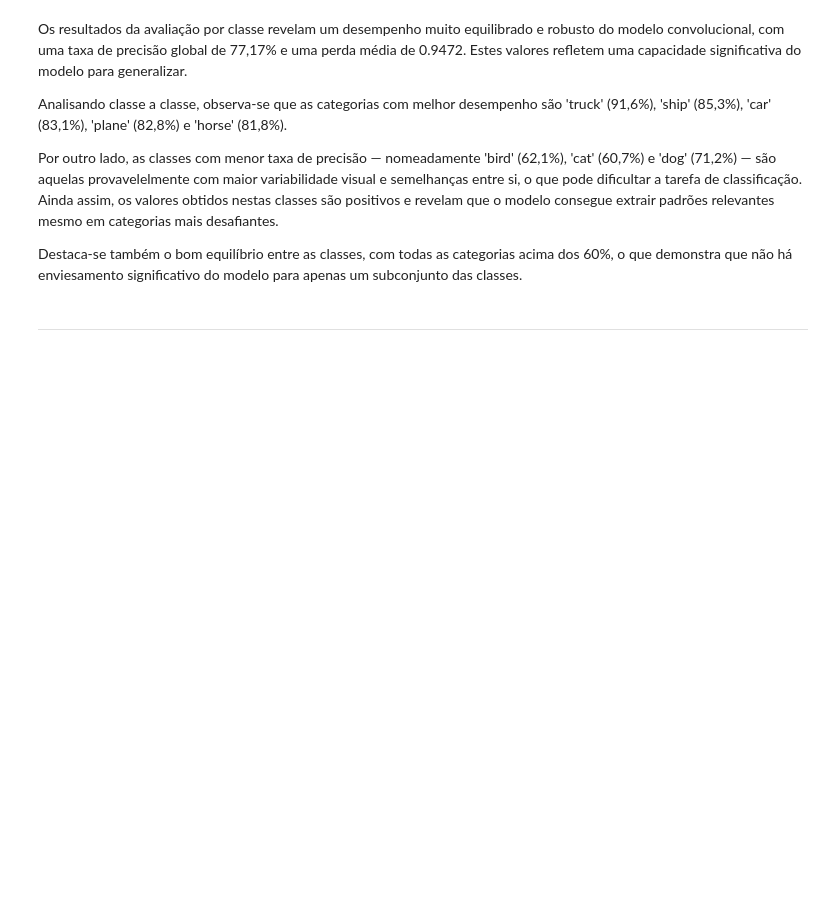
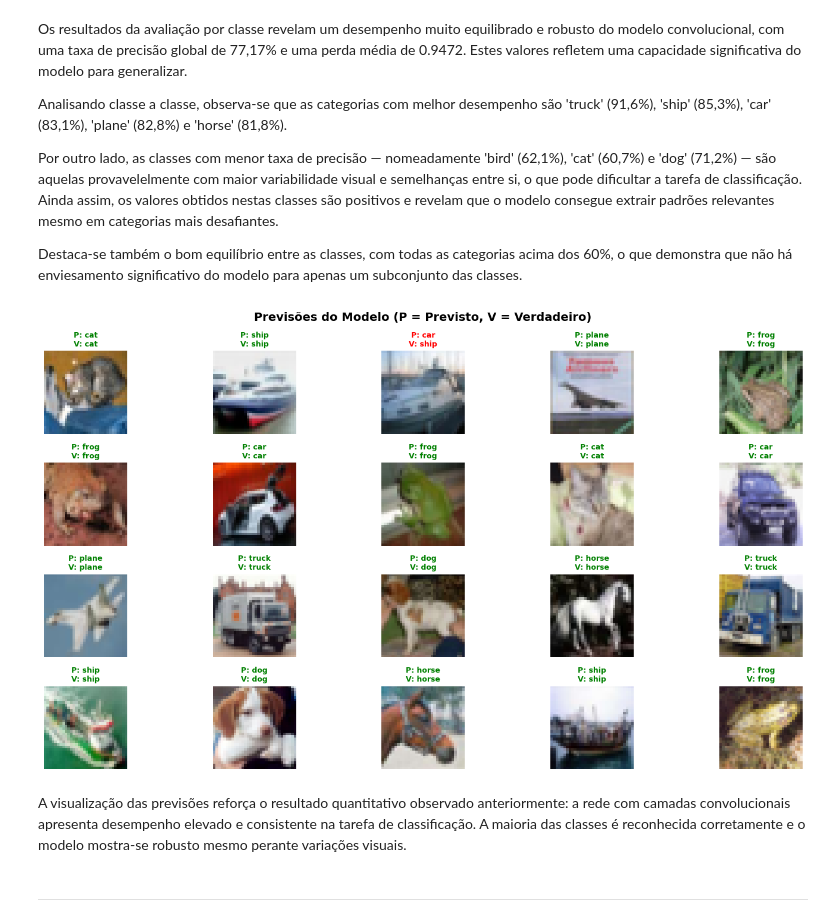
Before and after one commit to pereiranuno/deep_learning, a Jupyter notebook: Deep_Learning_Project-Student.ipynb, the cells around one changed output. Cells and saved outputs as stored; diff of their text form; code cells hidden in the pictures; blank space fills up the shorter version.

```diff
--- a/Deep_Learning_Project-Student.ipynb
+++ b/Deep_Learning_Project-Student.ipynb
@@ -565,6 +578,12 @@ Analisando classe a classe, observa-se que as categorias com melhor desempenho s
 Por outro lado, as classes com menor taxa de precisão — nomeadamente 'bird' (62,1%), 'cat' (60,7%) e 'dog' (71,2%) — são aquelas provavelelmente com maior variabilidade visual e semelhanças entre si, o que pode dificultar a tarefa de classificação. Ainda assim, os valores obtidos nestas classes são positivos e revelam que o modelo consegue extrair padrões relevantes mesmo em categorias mais desafiantes.
 
 Destaca-se também o bom equilíbrio entre as classes, com todas as categorias acima dos 60%, o que demonstra que não há enviesamento significativo do modelo para apenas um subconjunto das classes.
+# %%
+show_predictions(model, testloader, classes, device, num_images=20)
+# %% [output]
+[figure, added]
+# %% [markdown]
+A visualização das previsões reforça o resultado quantitativo observado anteriormente: a rede com camadas convolucionais apresenta desempenho elevado e consistente na tarefa de classificação. A maioria das classes é reconhecida corretamente e o modelo mostra-se robusto mesmo perante variações visuais.
 # %% [markdown]
 ---
 # %% [markdown]
```
Also changed, not shown: parts of 5 cells of this notebook.
